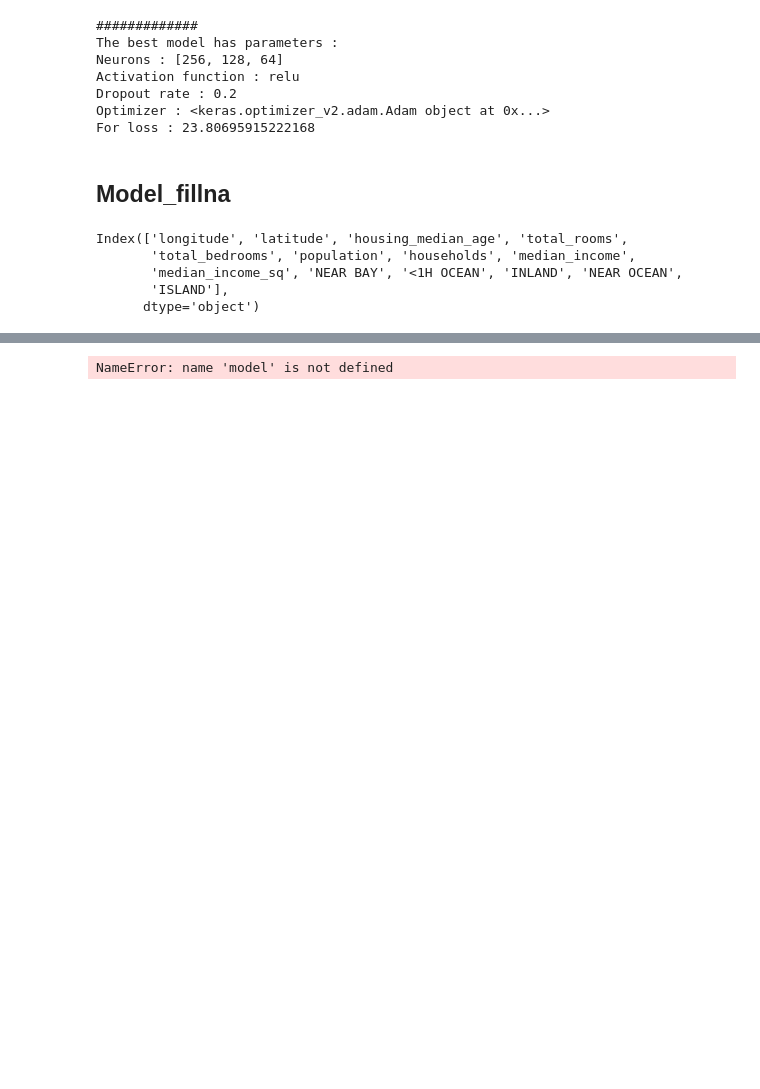
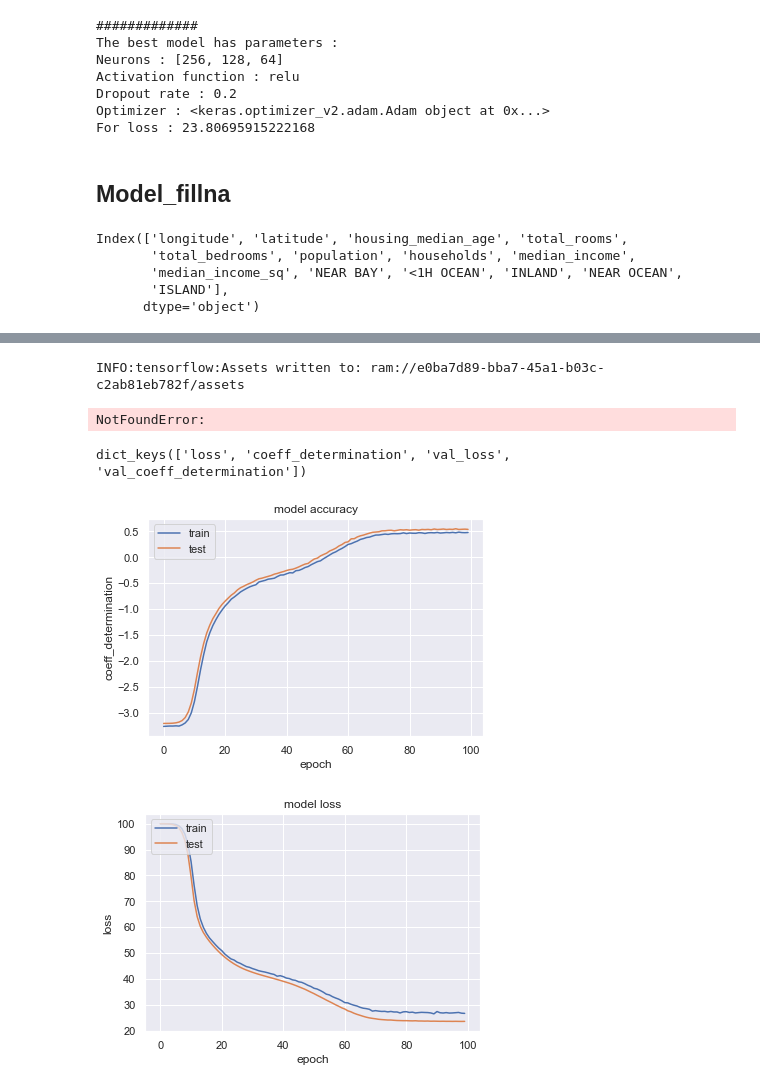
Before and after one commit to kawthar-eltarr/House-Prediction, a Jupyter notebook: Notebooks/Arthur_DL.ipynb, the cells around one changed output, grey strips where cells are left out. Saved outputs shown, nothing was run; the diff lists cells and outputs as text; code cells hidden in the pictures; blank space fills up the shorter version.

Commit message:
graph d'apprentissage + plus petit NN

```diff
--- a/Notebooks/Arthur_DL.ipynb
+++ b/Notebooks/Arthur_DL.ipynb
@@ -13,9 +11,5 @@ Warning: Your Kaggle API key is readable by other users on this system! To fix t
 # %%
-zf = ZipFile('archive.zip')
-zf.extractall('data/') #save files in selected folder
-zf.close()
-
-df = pd.read_csv('data/housing.csv')
+df = pd.read_csv('../housing.csv')
 df.head(10)
 # %% [output]
 |  | longitude | latitude | housing_median_age | total_rooms | total_bedrooms | population | households | ... |
@@ -251,11 +246,11 @@ norm = BatchNormalization(axis = -1,
     moving_variance_initializer = "ones")
 
 x = norm(inputs)
-x = Dense(256, activation = 'relu')(x)
+x = Dense(32, activation = 'relu')(x)
 x = Dropout(0.2)(x)
-x = Dense(128, activation = 'relu')(x)
+x = Dense(16, activation = 'relu')(x)
 x = Dropout(0.2)(x)
-x = Dense(64, activation = 'relu')(x)
+x = Dense(8, activation = 'relu')(x)
 outputs = Dense(1)(x)
 
 model = keras.Model(inputs=inputs, outputs=outputs, name="housing")
@@ -304,8 +299,39 @@ Test accuracy: 0.6334441900253296
 # %%
-import pickle
+'''import pickle
 
 pickling_on = open("../model/model_nn.pickle","wb")
 pickle.dump(model, pickling_on)
-pickling_on.close()
+pickling_on.close()'''
 # %% [output]
-NameError: name 'model' is not defined
+INFO:tensorflow:Assets written to: ram://e0ba7d89-bba7-45a1-b03c-c2ab81eb782f/assets
+NotFoundError:
+# %%
+# Visualize training history
+from keras.models import Sequential
+from keras.layers import Dense
+import matplotlib.pyplot as plt
+import numpy
+
+print(history.history.keys())
+# summarize history for accuracy
+plt.plot(history.history['coeff_determination'])
+plt.plot(history.history['val_coeff_determination'])
+plt.title('model accuracy')
+plt.ylabel('coeff_determination')
+plt.xlabel('epoch')
+plt.legend(['train', 'test'], loc='upper left')
+plt.savefig(r'../graphs/training_nn_loss.png')
+plt.show()
+# summarize history for loss
+plt.plot(history.history['loss'])
+plt.plot(history.history['val_loss'])
+plt.title('model loss')
+plt.ylabel('loss')
+plt.xlabel('epoch')
+plt.legend(['train', 'test'], loc='upper left')
+plt.savefig(r'../graphs/training_nn_r2.png')
+plt.show()
+# %% [output]
+dict_keys(['loss', 'coeff_determination', 'val_loss', 'val_coeff_determination'])
+[figure, added]
+[figure, added]
```
Also changed, not shown: parts of 4 cells of this notebook, 4 other files.
